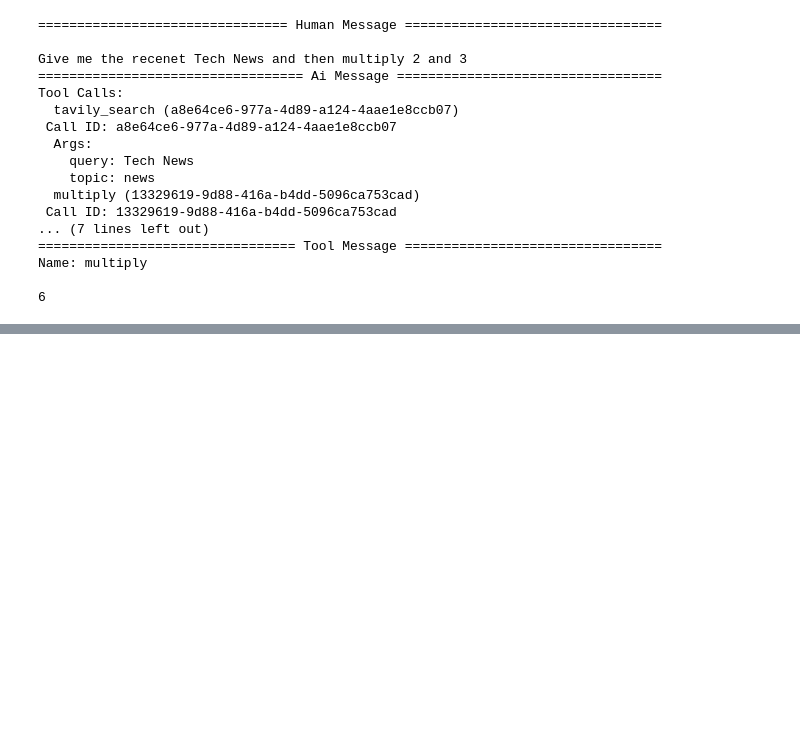
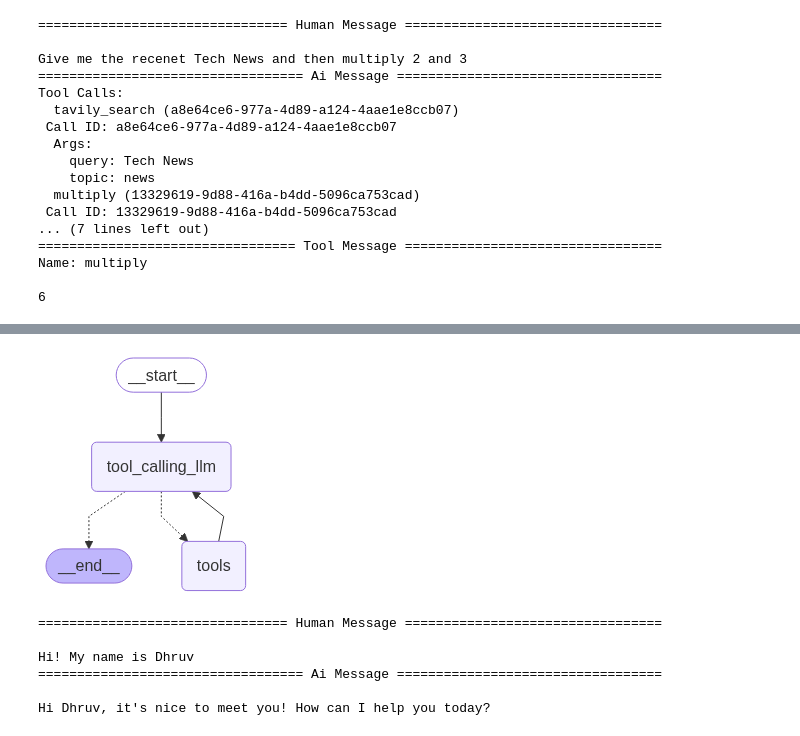
Before and after one commit to Dhruv-Limbani/agentic-ai, a Jupyter notebook: Basic_Chatbot/basic_chatbot.ipynb, the cells around one changed output, grey strips where cells are left out. Cells and saved outputs as stored; diff of their text form; code cells hidden in the pictures; blank space fills up the shorter version.

```diff
--- a/Basic_Chatbot/basic_chatbot.ipynb
+++ b/Basic_Chatbot/basic_chatbot.ipynb
@@ -265,0 +337,4 @@ Name: multiply
+# %%
+response = graph.invoke({"messages": "Hi! What is my name?"})
+for m in response['messages']:
+    m.pretty_print()
@@ -265,0 +348,51 @@ Name: multiply
+# %%
+## StateGraph with Tools
+from langgraph.graph import StateGraph, START, END
+from langgraph.prebuilt import ToolNode, tools_condition
+from langgraph.checkpoint.memory import MemorySaver
+
+memory = MemorySaver()
+
+# Node definition
+def tool_calling_llm(state: State):
+    """Node that calls the LLM with tools"""
+    messages = state["messages"]
+    response = llm_with_tools.invoke(messages)
+    return {"messages": [response]}
+
+# Grapg definition
+graph_builder = StateGraph(State)
+graph_builder.add_node("tool_calling_llm",tool_calling_llm)
+graph_builder.add_node("tools",ToolNode(tools=tools))
+
+graph_builder.add_edge(START, "tool_calling_llm")
+graph_builder.add_conditional_edges(
+    "tool_calling_llm",
+    # if the latest message from the assistant is a tool call, then tools_condition routes the flow to the tools node
+    # if not, it routes to the END node
+    tools_condition
+)
+
+graph_builder.add_edge("tools", "tool_calling_llm")
+graph_builder.add_edge("tool_calling_llm", END)
+
+graph = graph_builder.compile(checkpointer=memory)
+
+try:
+    display(Image(graph.get_graph().draw_mermaid_png()))
+except Exception:
+    pass
+# %% [output]
+[figure, added]
+# %%
+config = {"configurable": {"thread_id":"1"}}
+response = graph.invoke({"messages": "Hi! My name is Dhruv"}, config=config)
+for m in response['messages']:
+    m.pretty_print()
+# %% [output]
+================================ Human Message =================================
+
+Hi! My name is Dhruv
+================================== Ai Message ==================================
+
+Hi Dhruv, it's nice to meet you! How can I help you today?
```
Also changed, not shown: parts of 30 cells of this notebook.
